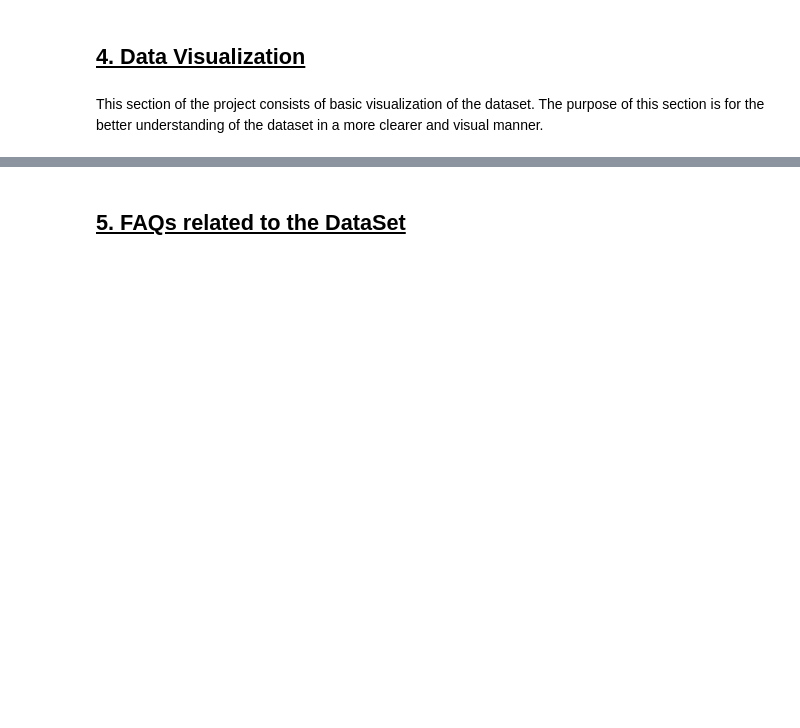
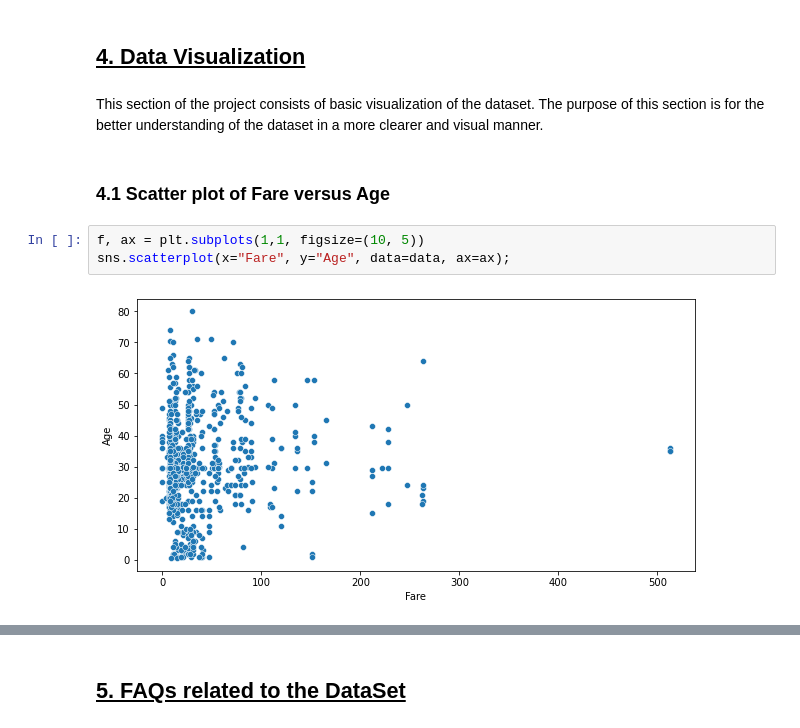
Before and after one commit to anushkaguptaaa/pytanic, a Jupyter notebook: Data Visualization with Titanic.ipynb, the cells around one changed output, grey strips where cells are left out. Saved outputs shown, nothing was run; the diff lists cells and outputs as text; blank space fills up the shorter version.

```diff
--- a/Data Visualization with Titanic.ipynb
+++ b/Data Visualization with Titanic.ipynb
@@ -205,3 +210,11 @@ data['Embarked'].isnull().sum()
 ## <u>4. Data Visualization </u>
 # %% [markdown]
 This section of the project consists of basic visualization of the dataset. The purpose of this section is for the better understanding of the dataset in a more clearer and visual manner.
+# %% [markdown]
+<a id="4.1"></a>
+### 4.1 Scatter plot of Fare versus Age
+# %%
+f, ax = plt.subplots(1,1, figsize=(10, 5))
+sns.scatterplot(x="Fare", y="Age", data=data, ax=ax);
+# %% [output]
+[figure, added]
```
Also changed, not shown: parts of 12 cells of this notebook, 2 other files.
